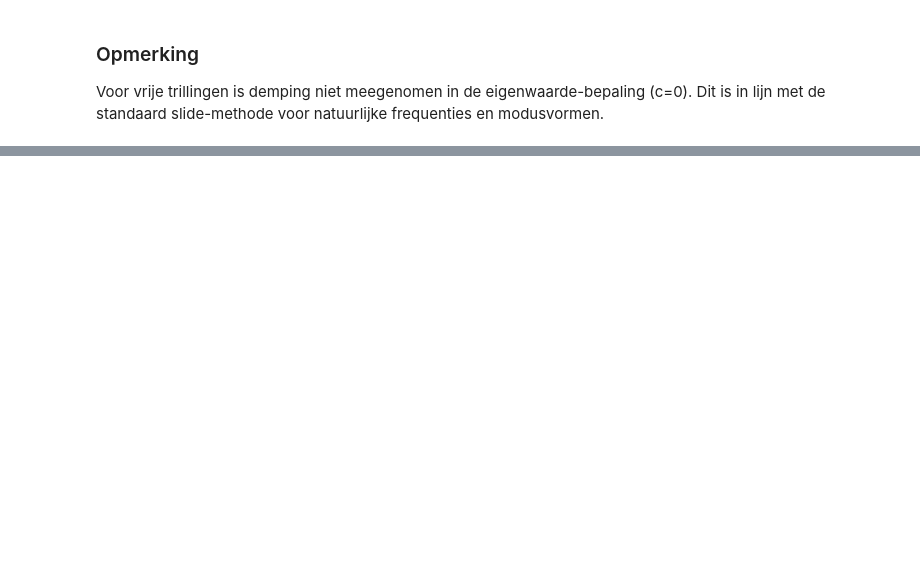
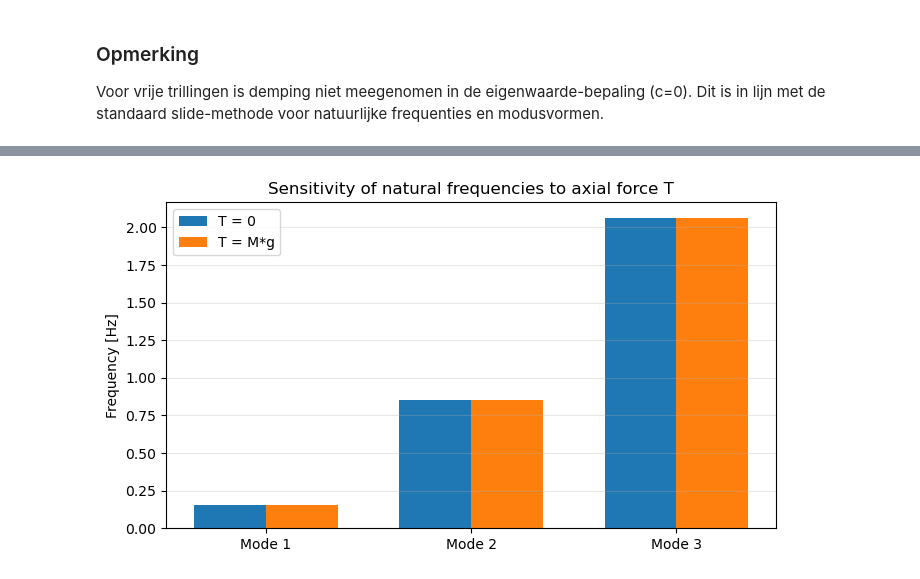
Before and after one commit to JulianEngel1999/FSI_Assignment_2, a Jupyter notebook: Free_Vibration_Correct.ipynb, the cells around one changed output, grey strips where cells are left out. Cells and saved outputs as stored; diff of their text form; code cells hidden in the pictures; blank space fills up the shorter version.

```diff
--- a/Free_Vibration_Correct.ipynb
+++ b/Free_Vibration_Correct.ipynb
@@ -521,0 +585,81 @@ JONSWAP RMS z=H met dashpot    = 1.962641e-01 m
+# %%
+# -----------------------------
+# Sensitivity T: T=0 vs T=M*g
+# -----------------------------
+def sigma_min_for_T_factory(T_case):
+    vals_case = {
+        E: E_num, I: I_num, T: float(T_case),
+        rho: rho_num, A: A_num,
+        rho_f: rho_f_num, Ca: Ca_num, D: D_num,
+        h: h_num, H: H_num,
+        J: J_num, Mtip: M_num, c: 0.0
+    }
+    K_case = K.subs(vals_case)
+    K_fun_case = sp.lambdify(omega, K_case, modules='numpy')
+
+    def sigma_min_case(w):
+        K_np = np.array(K_fun_case(float(w)), dtype=np.complex128)
+        svals = np.linalg.svd(K_np, compute_uv=False)
+        return float(np.min(svals))
+
+    return sigma_min_case
+
+def find_modes_for_T(T_case, n_modes=3, omega_max=25.0, n_grid=12000, sigma_tol=1e-8, min_spacing=5e-2):
+    sigma_fun = sigma_min_for_T_factory(T_case)
+    ws = np.linspace(1e-4, omega_max, n_grid)
+    sig = np.array([sigma_fun(w) for w in ws], dtype=float)
+
+    refined = []
+    for i in range(1, len(ws)-1):
+        if sig[i] < sig[i-1] and sig[i] < sig[i+1]:
+            a, b = ws[i-1], ws[i+1]
+            w_star, s_star = golden_minimize(sigma_fun, a, b, n_iter=55)
+            refined.append((float(w_star), float(s_star)))
+
+    refined.sort(key=lambda t: t[0])
+    unique = []
+    for w_star, s_star in refined:
+        if not unique or abs(w_star - unique[-1][0]) > min_spacing:
+            unique.append((w_star, s_star))
+        elif s_star < unique[-1][1]:
+            unique[-1] = (w_star, s_star)
+
+    physical = [(w, s) for (w, s) in unique if s < sigma_tol]
+    physical.sort(key=lambda t: t[0])
+
+    omega_modes = np.array([w for w, _ in physical[:n_modes]], dtype=float)
+    sigma_modes = np.array([s for _, s in physical[:n_modes]], dtype=float)
+    freq_modes = omega_modes / (2.0*np.pi)
+    return omega_modes, freq_modes, sigma_modes
+
+T_case_0 = 0.0
+T_case_Mg = M_num * g_num
+
+om_0, f_0, s_0 = find_modes_for_T(T_case_0, n_modes=3)
+om_Mg, f_Mg, s_Mg = find_modes_for_T(T_case_Mg, n_modes=3)
+
+n_cmp = min(len(f_0), len(f_Mg), 3)
+if n_cmp < 3:
+    print(f"Waarschuwing: slechts {n_cmp} vergelijkbare modes gevonden in beide T-cases.")
+
+print(f"Case A: T = 0 N")
+print(f"Case B: T = M*g = {T_case_Mg:.3e} N")
+print("\nMode | f(T=0) [Hz] | f(T=M*g) [Hz] | Delta [%]")
+print("-----|-------------|---------------|----------")
+for i in range(n_cmp):
+    delta_pct = 100.0 * (f_Mg[i] - f_0[i]) / (f_0[i] + 1e-16)
+    print(f"{i+1:>4d} | {f_0[i]:>11.6f} | {f_Mg[i]:>13.6f} | {delta_pct:>8.3f}")
+
+modes = np.arange(1, n_cmp+1)
+width = 0.35
+plt.figure(figsize=(7,4))
+plt.bar(modes - width/2, f_0[:n_cmp], width=width, label='T = 0')
+plt.bar(modes + width/2, f_Mg[:n_cmp], width=width, label='T = M*g')
+plt.xticks(modes, [f'Mode {i}' for i in modes])
+plt.ylabel('Frequency [Hz]')
+plt.title('Sensitivity of natural frequencies to axial force T')
+plt.grid(True, axis='y', alpha=0.3)
+plt.legend()
+plt.tight_layout()
+plt.show()
+# %% [output]
@@ -521,0 +674 @@ JONSWAP RMS z=H met dashpot    = 1.962641e-01 m
+[figure, added]
```
Also changed, not shown: parts of 8 cells of this notebook.
